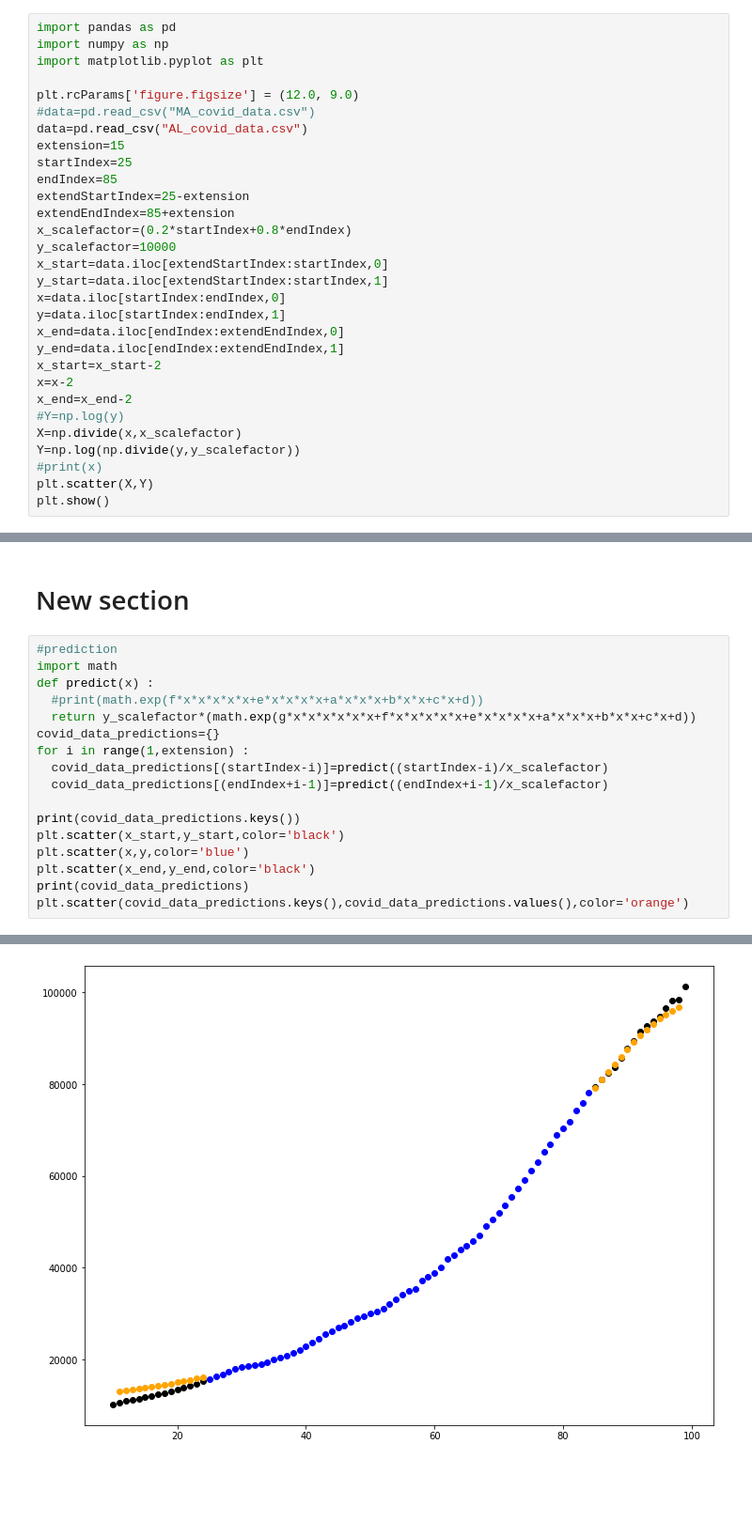
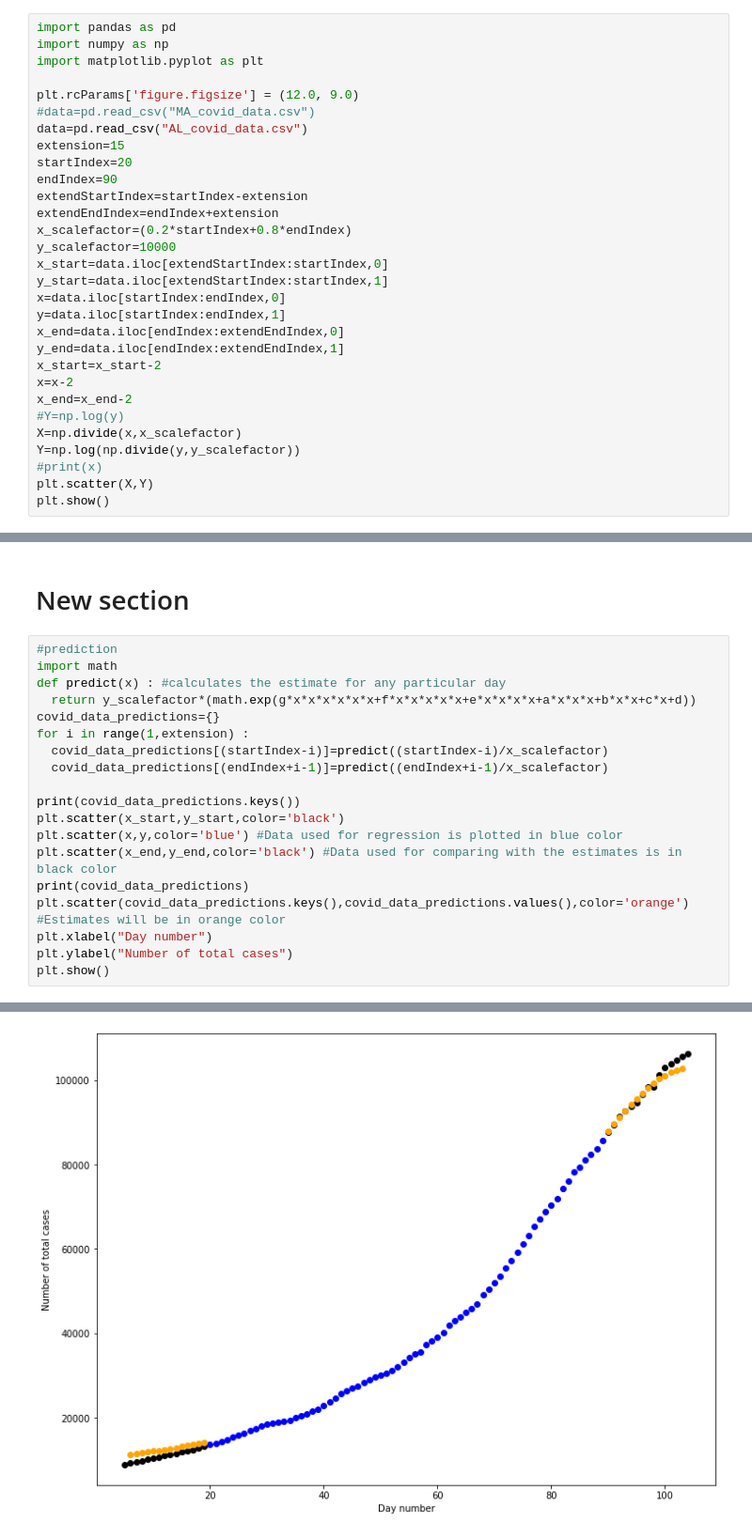
Before and after one commit to HarshvAh/Regression, a Jupyter notebook: regression.ipynb, the cells around one changed output, grey strips where cells are left out. Shown at 94% size. Drawn from its saved outputs; the diff is of its cells as text; blank space fills up the shorter version.

```diff
--- a/regression.ipynb
+++ b/regression.ipynb
@@ -9,10 +9,10 @@ plt.rcParams['figure.figsize'] = (12.0, 9.0)
 #data=pd.read_csv("MA_covid_data.csv")
 data=pd.read_csv("AL_covid_data.csv")
 extension=15
-startIndex=25
-endIndex=85
-extendStartIndex=25-extension
-extendEndIndex=85+extension
+startIndex=20
+endIndex=90
+extendStartIndex=startIndex-extension
+extendEndIndex=endIndex+extension
 x_scalefactor=(0.2*startIndex+0.8*endIndex)
 y_scalefactor=10000
 x_start=data.iloc[extendStartIndex:startIndex,0]
@@ -85,8 +89,7 @@ plt.scatter(X,Y)
 # %%
 #prediction
 import math
-def predict(x) :
-  #print(math.exp(f*x*x*x*x*x+e*x*x*x*x+a*x*x*x+b*x*x+c*x+d))
+def predict(x) : #calculates the estimate for any particular day
   return y_scalefactor*(math.exp(g*x*x*x*x*x*x+f*x*x*x*x*x+e*x*x*x*x+a*x*x*x+b*x*x+c*x+d))
 covid_data_predictions={}
 for i in range(1,extension) :
@@ -95,8 +98,11 @@ for i in range(1,extension) :
 
 print(covid_data_predictions.keys())
 plt.scatter(x_start,y_start,color='black')
-plt.scatter(x,y,color='blue')
-plt.scatter(x_end,y_end,color='black')
+plt.scatter(x,y,color='blue') #Data used for regression is plotted in blue color
+plt.scatter(x_end,y_end,color='black') #Data used for comparing with the estimates is in black color
 print(covid_data_predictions)
-plt.scatter(covid_data_predictions.keys(),covid_data_predictions.values(),color='orange')
+plt.scatter(covid_data_predictions.keys(),covid_data_predictions.values(),color='orange') #Estimates will be in orange color
+plt.xlabel("Day number")
+plt.ylabel("Number of total cases")
+plt.show()
 # %% [output]
@@ -106 +111 @@ dict_keys([24, 85, 23, 86, 22, 87, 21, 88, 20, 89, 19, 90, 18, 91, 17, 92, 16, 9
-[figure, old version]
+[figure, new version]
```
Also changed, not shown: parts of 4 cells of this notebook.
